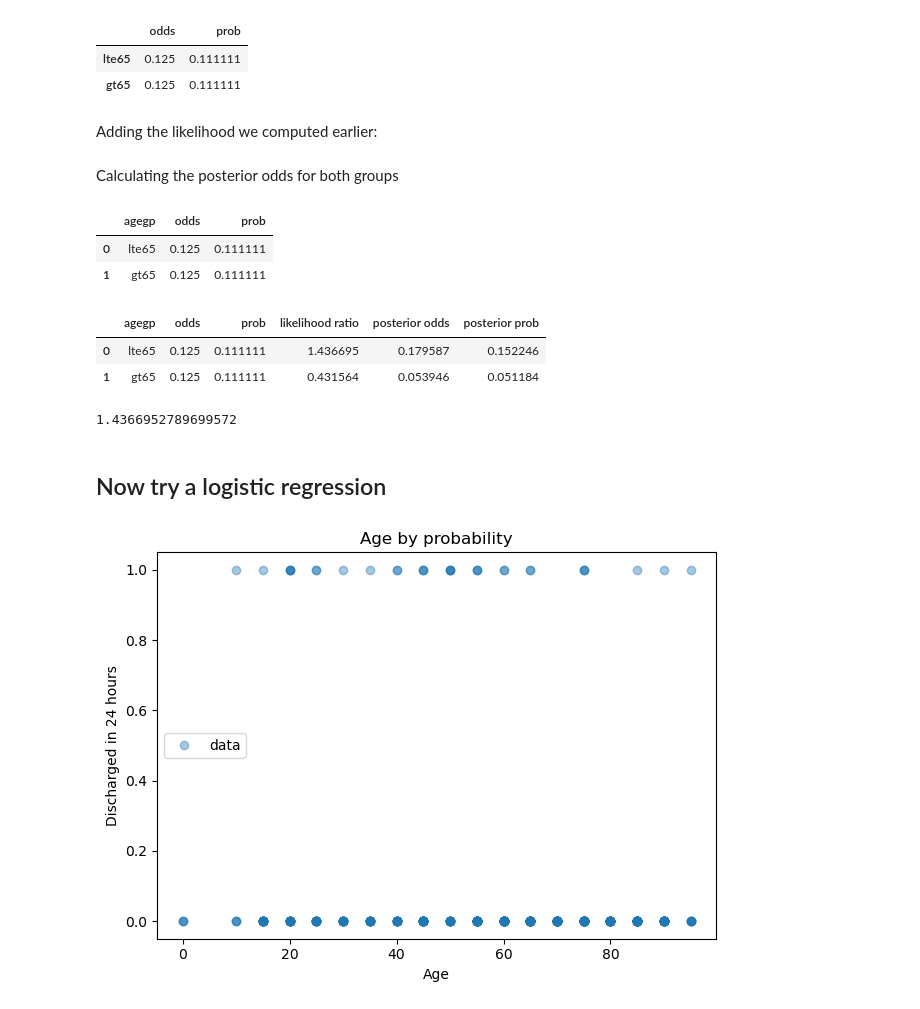
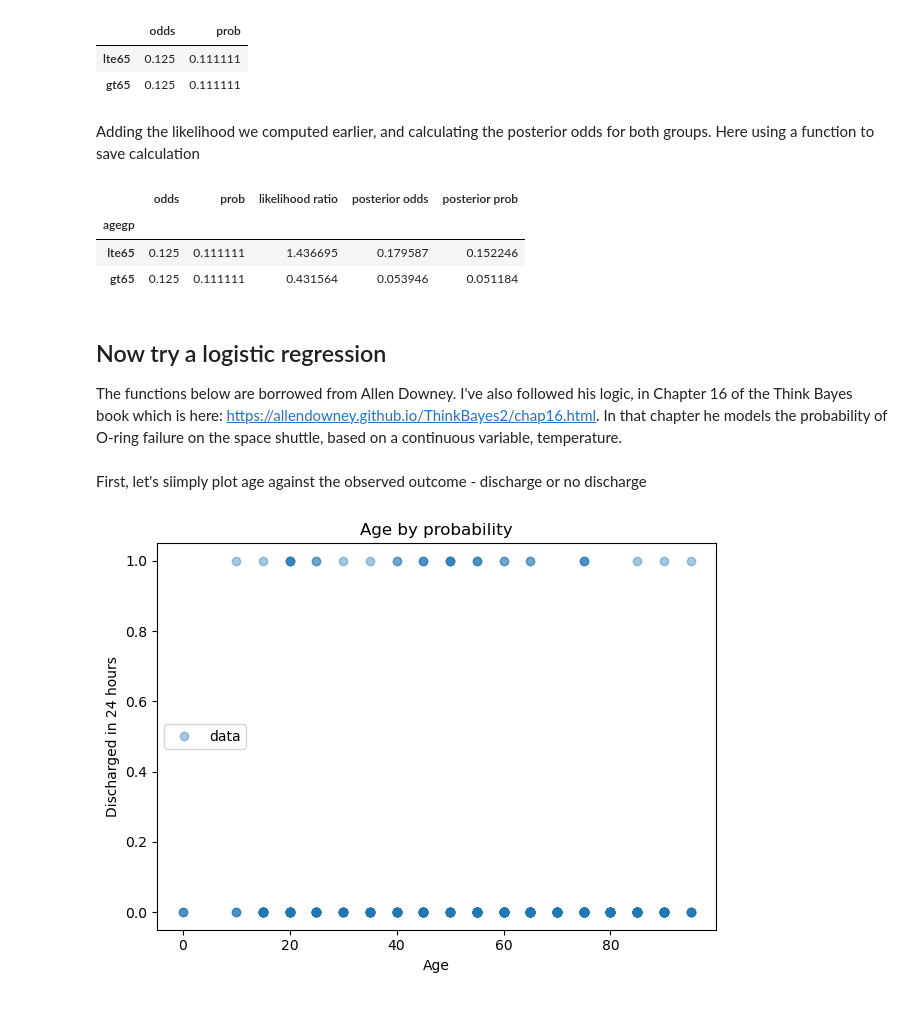
Before and after one commit to HYLODE/HyStakes, a Jupyter notebook: hystakes/vignettes/bayes-for-discharge-using-odds.ipynb, the cells around one changed output. Saved outputs shown, nothing was run; the diff lists cells and outputs as text; code cells hidden in the pictures.

```diff
--- a/hystakes/vignettes/bayes-for-discharge-using-odds.ipynb
+++ b/hystakes/vignettes/bayes-for-discharge-using-odds.ipynb
@@ -147,14 +136,10 @@ table
 # %%
 index = ['lte65', 'gt65']
 table = pd.DataFrame(index = index)
-table['odds'] = 1/8
+table['odds'] = prior_odds
 table['prob'] = prob(table['odds'])
 table
 # %% [output]
 |  | odds | prob |
 | lte65 | 0.125 | 0.111111 |
 | gt65 | 0.125 | 0.111111 |
-# %% [markdown]
-Adding the likelihood we computed earlier:
-# %% [markdown]
-Calculating the posterior odds for both groups
@@ -163,35 +146,26 @@ table_ = table.reset_index().rename(columns= {'index': 'agegp'})
-# %%
-table_
-# %% [output]
-|  | agegp | odds | prob |
-| 0 | lte65 | 0.125 | 0.111111 |
-| 1 | gt65 | 0.125 | 0.111111 |
+# %% [markdown]
+Adding the likelihood we computed earlier, and calculating the posterior odds for both groups. Here using a function to save calculation
 # %%
 def get_lr(agegp_):
     l_dis = df[(df.dischargein24) & (df.agegp == agegp_)].shape[0] / df[df.dischargein24].shape[0]
     l_not_dis = df[~(df.dischargein24) & (df.agegp == agegp_)].shape[0] / df[~df.dischargein24].shape[0]
     lr = l_dis/l_not_dis
     return lr
 
-table_['likelihood ratio'] = table_['agegp'].apply(lambda x: get_lr(x))
-table_['posterior odds'] = table_['likelihood ratio']*table_['odds']
-table_['posterior prob'] = prob(table_['posterior odds'])
+table = table.reset_index().rename(columns= {'index': 'agegp'})
+table['likelihood ratio'] = table['agegp'].apply(lambda x: get_lr(x))
+table['posterior odds'] = table['likelihood ratio']*table['odds']
+table['posterior prob'] = prob(table['posterior odds'])
+table = table.set_index('agegp')
+table
+# %% [output]
+|  | odds | prob | likelihood ratio | posterior odds | posterior prob |
+| agegp |  |  |  |  |  |
+| lte65 | 0.125 | 0.111111 | 1.436695 | 0.179587 | 0.152246 |
+| gt65 | 0.125 | 0.111111 | 0.431564 | 0.053946 | 0.051184 |
-# %%
-table_
-# %% [output]
-|  | agegp | odds | prob | likelihood ratio | posterior odds | posterior prob |
-| 0 | lte65 | 0.125 | 0.111111 | 1.436695 | 0.179587 | 0.152246 |
-| 1 | gt65 | 0.125 | 0.111111 | 0.431564 | 0.053946 | 0.051184 |
-# %%
-agegp_ = 'lte65'
-l_dis = df[(df.dischargein24) & (df.agegp == agegp_)].shape[0] / df[df.dischargein24].shape[0]
-l_not_dis = df[~(df.dischargein24) & (df.agegp == agegp_)].shape[0] / df[~df.dischargein24].shape[0]
-lr = l_dis/l_not_dis
-lr
-# %% [output]
-1.4366952789699572
-# %% [markdown]
-## Now try a logistic regression
+# %% [markdown]
+## Now try a logistic regression
+The functions below are borrowed from Allen Downey. I've also followed his logic, in Chapter 16 of the Think Bayes book which is here: https://allendowney.github.io/ThinkBayes2/chap16.html. In that chapter he models the probability of O-ring failure on the space shuttle, based on a continuous variable, temperature.
 # %%
 # from Allen Downey github here https://github.com/AllenDowney/ThinkBayes2/blob/master/soln/utils.py
 def decorate(**options):
@@ -297,6 +271,8 @@ def marginal(joint, axis):
     returns: Pmf
     """
     return Pmf(joint.sum(axis=axis))
+# %% [markdown]
+First, let's siimply plot age against the observed outcome - discharge or no discharge
 # %%
 plot_data(df)
 # %% [output]
```
Also changed, not shown: parts of 40 cells of this notebook, 2 other files.
